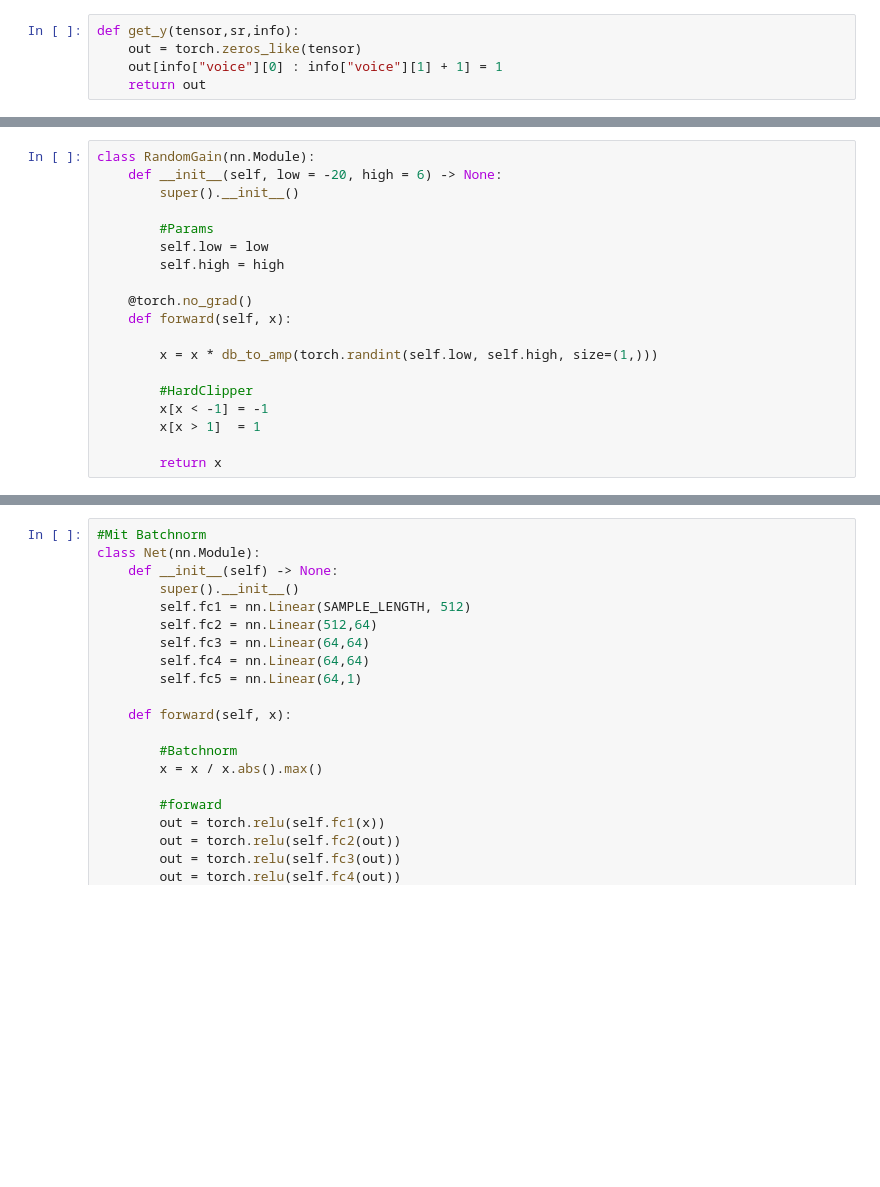
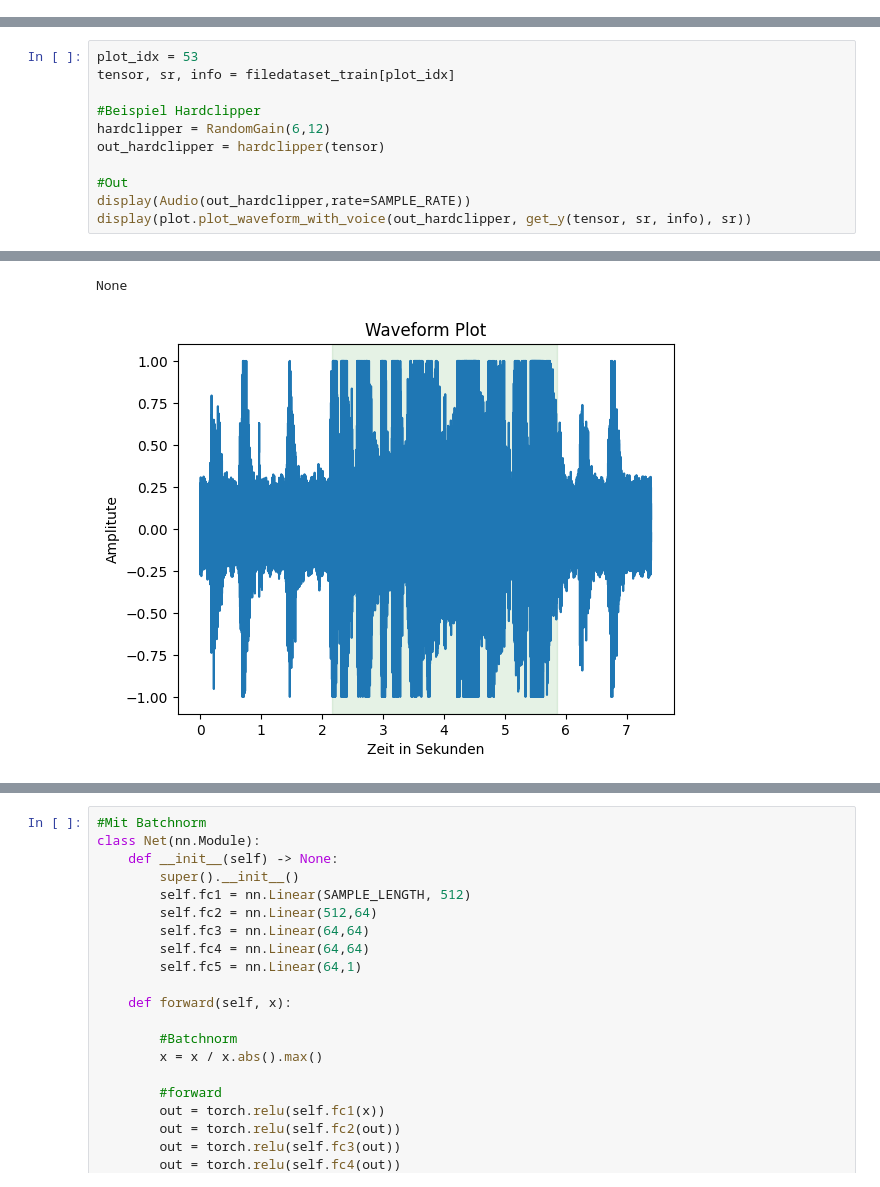
Before and after one commit to Donat24/VAD, a Jupyter notebook: Scripte/vad.ipynb, the cells around one changed output, grey strips where cells are left out. Cells and saved outputs as stored; diff of their text form; blank space fills up the shorter version.

```diff
--- a/Scripte/vad.ipynb
+++ b/Scripte/vad.ipynb
@@ -289,5 +0,0 @@ def get_parts(tensor):
-# %%
-def get_y(tensor,sr,info):
-    out = torch.zeros_like(tensor)
-    out[info["voice"][0] : info["voice"][1] + 1] = 1
-    return out
@@ -367,19 +0,0 @@ def normalize_waveform_to_peak(waveform, peak = -0.1,):
-# %%
-class RandomGain(nn.Module):
-    def __init__(self, low = -20, high = 6) -> None:
-        super().__init__()
-
-        #Params
-        self.low = low
-        self.high = high
-
-    @torch.no_grad()
-    def forward(self, x):
-
-        x = x * db_to_amp(torch.randint(self.low, self.high, size=(1,)))
-
-        #HardClipper
-        x[x < -1] = -1
-        x[x > 1]  = 1
-
-        return x
@@ -844,0 +104,12 @@ with torch.set_grad_enabled(True):
+# %%
+plot_idx = 53
+tensor, sr, info = filedataset_train[plot_idx]
+
+#Beispiel Hardclipper
+hardclipper = RandomGain(6,12)
+out_hardclipper = hardclipper(tensor)
+
+#Out
+display(Audio(out_hardclipper,rate=SAMPLE_RATE))
+display(plot.plot_waveform_with_voice(out_hardclipper, get_y(tensor, sr, info), sr))
+# %% [output]
@@ -844,0 +117,2 @@ with torch.set_grad_enabled(True):
+None
+[figure, added]
```
Also changed, not shown: parts of 50 cells of this notebook, 20 other files.
